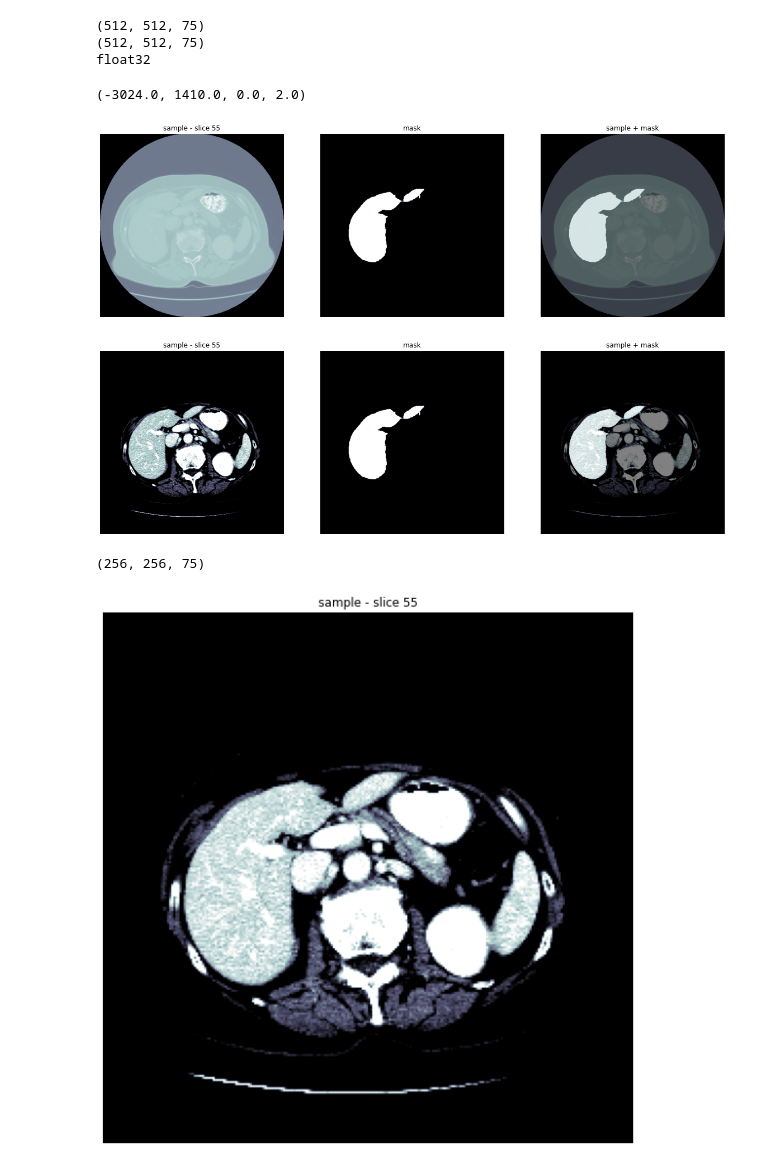
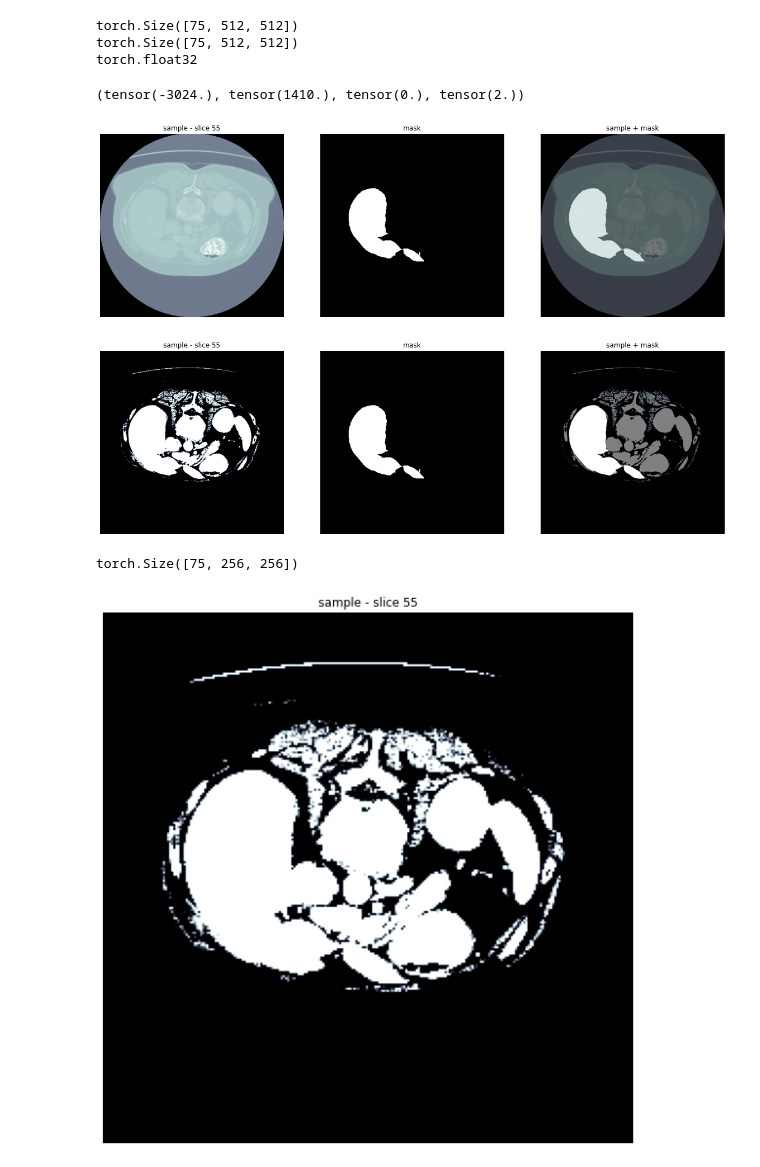
Before and after one commit to markos-gkozntaris/Does-UNet3-Generalize, a Jupyter notebook: notebooks/exploration.ipynb, the cells around one changed output. Cells and saved outputs as stored; diff of their text form; code cells hidden in the pictures.

```diff
--- a/notebooks/exploration.ipynb
+++ b/notebooks/exploration.ipynb
@@ -13,11 +6,12 @@ for dirpath, _, filenames in os.walk('../data/LiverCT'):
 # %%
 def load_nii_as_array(filepath):
     ct_scan = nib.load(filepath).get_fdata()
-    array = np.array(ct_scan, dtype=np.float32)
-    return np.rot90(array)
+    array = torch.tensor(ct_scan, dtype=torch.float32)
+    array.transpose_(0, 2)
+    return array
 
 def load_sample(sample_num):
-    return (load_nii_as_array(f'../data/LiverCT/volume_pt1/volume-{sample_num}.nii'),
+    return (load_nii_as_array(f'../data/LiverCT/volumes/volume-{sample_num}.nii'),
         load_nii_as_array(f'../data/LiverCT/segmentations/segmentation-{sample_num}.nii'))
 
 ct, mask = load_sample(0)
@@ -25,13 +19,13 @@ print(ct.shape)
 print(mask.shape)
 print(ct.dtype)
 # %% [output]
-(512, 512, 75)
-(512, 512, 75)
-float32
+torch.Size([75, 512, 512])
+torch.Size([75, 512, 512])
+torch.float32
 # %%
 ct.min(), ct.max(), mask.min(), mask.max()
 # %% [output]
-(-3024.0, 1410.0, 0.0, 2.0)
+(tensor(-3024.), tensor(1410.), tensor(0.), tensor(2.))
 # %%
 def vis(ct, mask=None, slice=0, cmap=plt.cm.bone):
     if mask is not None:
@@ -39,63 +33,58 @@ def vis(ct, mask=None, slice=0, cmap=plt.cm.bone):
     else:
         fig, ax1 = plt.subplots(figsize=(10, 10))
 
-    ax1.imshow(ct[..., slice], cmap=cmap)
+    ax1.imshow(ct [slice, ...], cmap=cmap)
     ax1.set_title(f'sample - slice {slice}')
     ax1.axis('off')
 
     if mask is not None:
-        ax2.imshow(mask[..., slice], cmap=cmap)
+        ax2.imshow(mask[slice, ...], cmap=cmap)
         ax2.set_title('mask')
         ax2.axis('off')
 
-        ax3.imshow(ct[..., slice], cmap=plt.cm.bone)
-        ax3.imshow(mask[..., slice], alpha=0.5, cmap=cmap)
+        ax3.imshow(ct[slice, ...], cmap=plt.cm.bone)
+        ax3.imshow(mask[slice, ...], alpha=0.5, cmap=cmap)
         ax3.set_title('sample + mask')
         ax3.axis('off')
 
 vis(ct, mask, 55)
 # %% [output]
-[figure, old version]
+[figure, new version]
 # %%
+# https://en.wikipedia.org/wiki/Hounsfield_scale
 dicom_windows = {
-    'brain': (40, 80),
-    'subdural': (100, 254),
-    'stroke': (8, 32),
-    'brain_bone': (600, 2800),
-    'brain_soft': (40, 375),
-    'lungs': (-600, 1500),
-    'mediastinum': (50, 350),
-    'abdomen_soft': (50, 400),
-    'liver': (30, 150),
-    'spine_soft': (50, 250),
-    'spine_bone': (400, 1800),
-    'custom': (60, 200)
+    'lung': (-700, -600),
+    'kidney': (20, 45),
+    'muscle': (35, 55),
+    'fat': (-120, -90),
+    'cancellous_bone': (300, 400),
+    'cortical_bone': (500, 1900),
+    'liver': (54, 66),
 }
 
 def apply_window(ct, window):
     ''' clip and scale '''
-    clipped = np.clip(ct, window[0], window[1])
+    clipped = torch.clip(ct, window[0], window[1])
     return (clipped - window[0]) / (window[1] - window[0])
 
 ct_windowed = apply_window(ct, dicom_windows['liver'])
 vis(ct_windowed, mask, slice=55)
 # %% [output]
-[figure, old version]
+[figure, new version]
 # %%
 def resample(ct, avg_pooling=False):
     ''' resample (512x512 to 256x256), max pooling by default '''
-    bin_size = 512 // 256
-    n_slices = ct.shape[2]
-    reshaped = ct.reshape((256, bin_size, 256, bin_size, n_slices))
-    return reshaped.max(3).max(1) if not avg_pooling else reshaped.mean(3).mean(1)
+    pool = F.avg_pool2d if avg_pooling else F.max_pool2d
+    resampled = pool(ct, kernel_size=2, stride=2)
+    return resampled
 
 # max pooling resampling
 ct_resampled = resample(ct_windowed)
 print(ct_resampled.shape)
 vis(ct_resampled, slice=55)
 # %% [output]
-(256, 256, 75)
+torch.Size([75, 256, 256])
-[figure, old version]
+[figure, new version]
 # %%
 # avg pooling resampling
 ct_resampled = resample(ct_windowed, avg_pooling=True)
```
Also changed, not shown: parts of 4 cells of this notebook, 7 other files.
